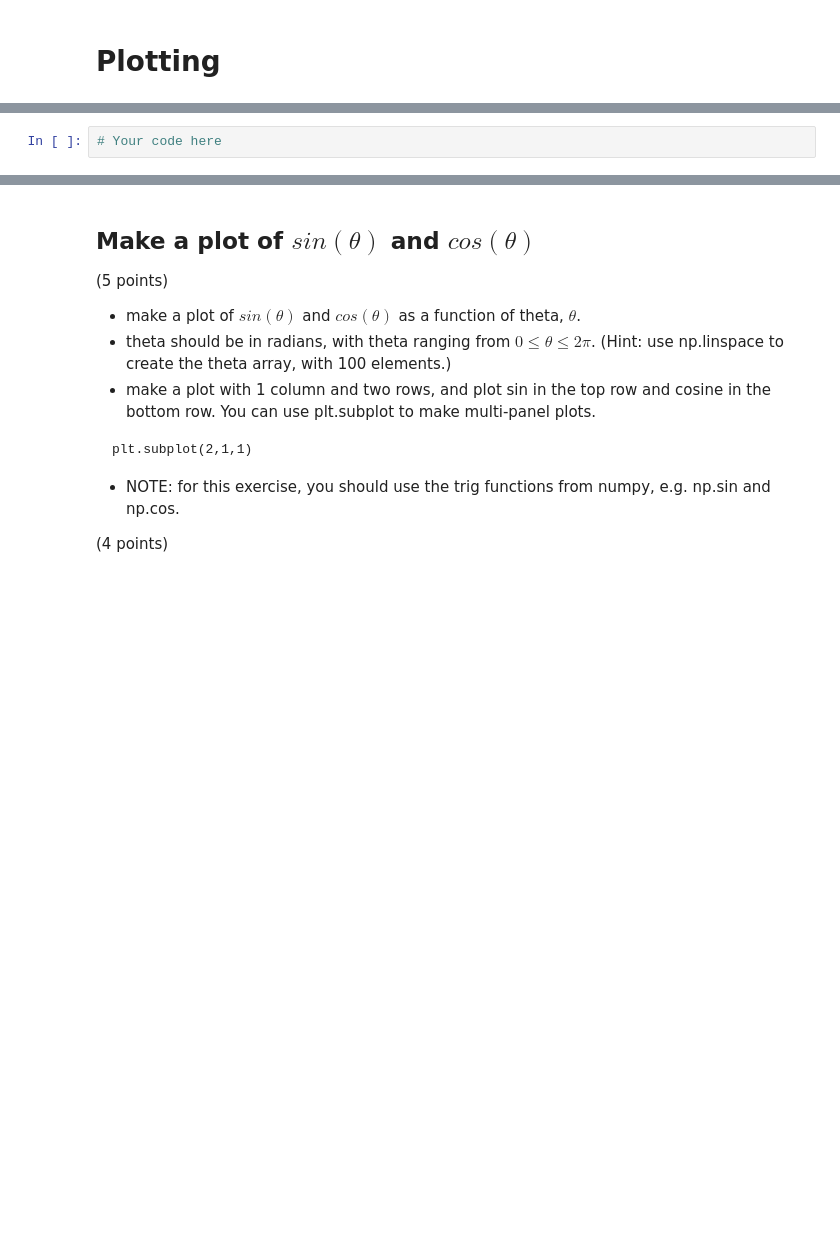
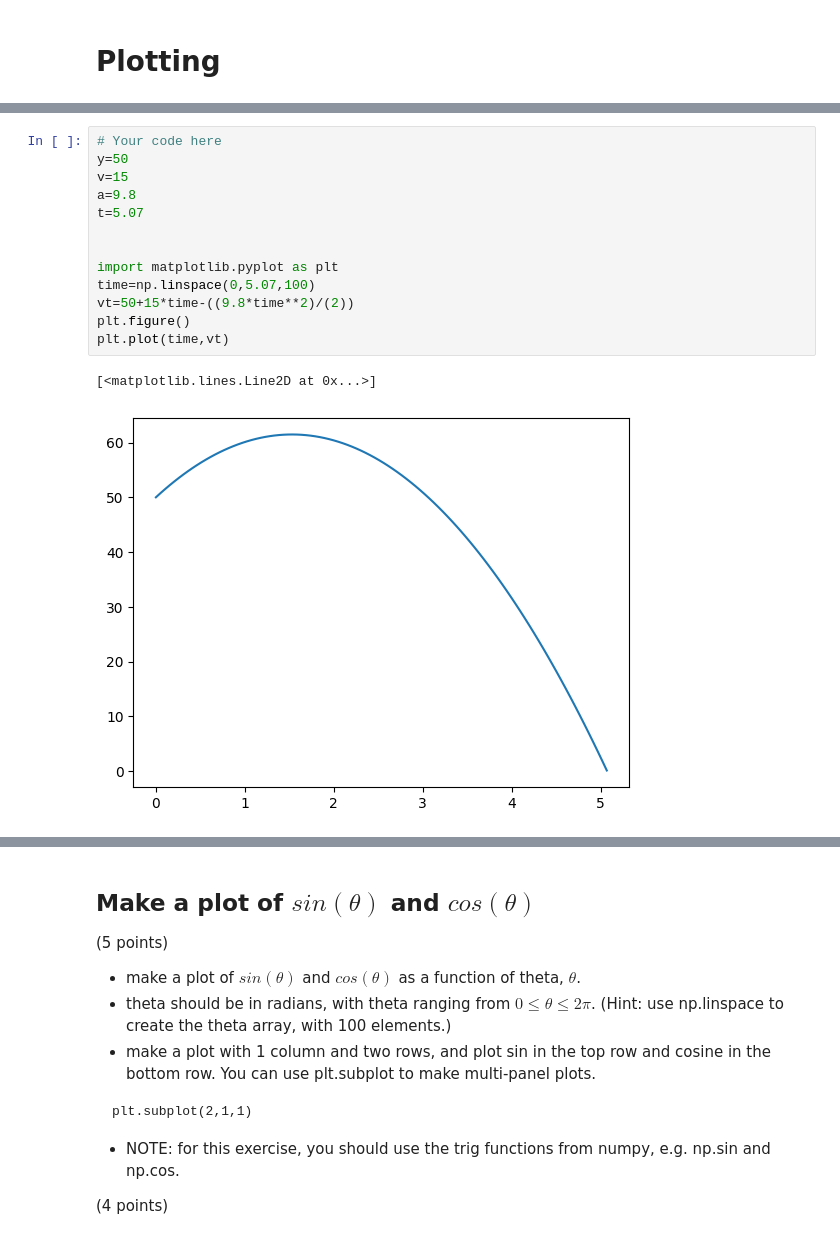
Before and after one commit to ChrisPerez13/CompPhys, a Jupyter notebook: Christopher_Perez_Lab01_review_of_notebook_and_python_basics.ipynb, the cells around one changed output, grey strips where cells are left out. Cells and saved outputs as stored; diff of their text form; blank space fills up the shorter version.

```diff
--- a/Christopher_Perez_Lab01_review_of_notebook_and_python_basics.ipynb
+++ b/Christopher_Perez_Lab01_review_of_notebook_and_python_basics.ipynb
@@ -220,5 +425,19 @@ Then make some plots of the (6 points)
 * Position vs. time
 
 Make these plots for the time period when it is thrown in the air until it lands on the ground below.
-# %%
-# Your code here
+# %%
+# Your code here
+y=50
+v=15
+a=9.8
+t=5.07
+
+
+import matplotlib.pyplot as plt
+time=np.linspace(0,5.07,100)
+vt=50+15*time-((9.8*time**2)/(2))
+plt.figure()
+plt.plot(time,vt)
+# %% [output]
+[<matplotlib.lines.Line2D at 0x...>]
+[figure, added]
```
Also changed, not shown: parts of 38 cells of this notebook.
